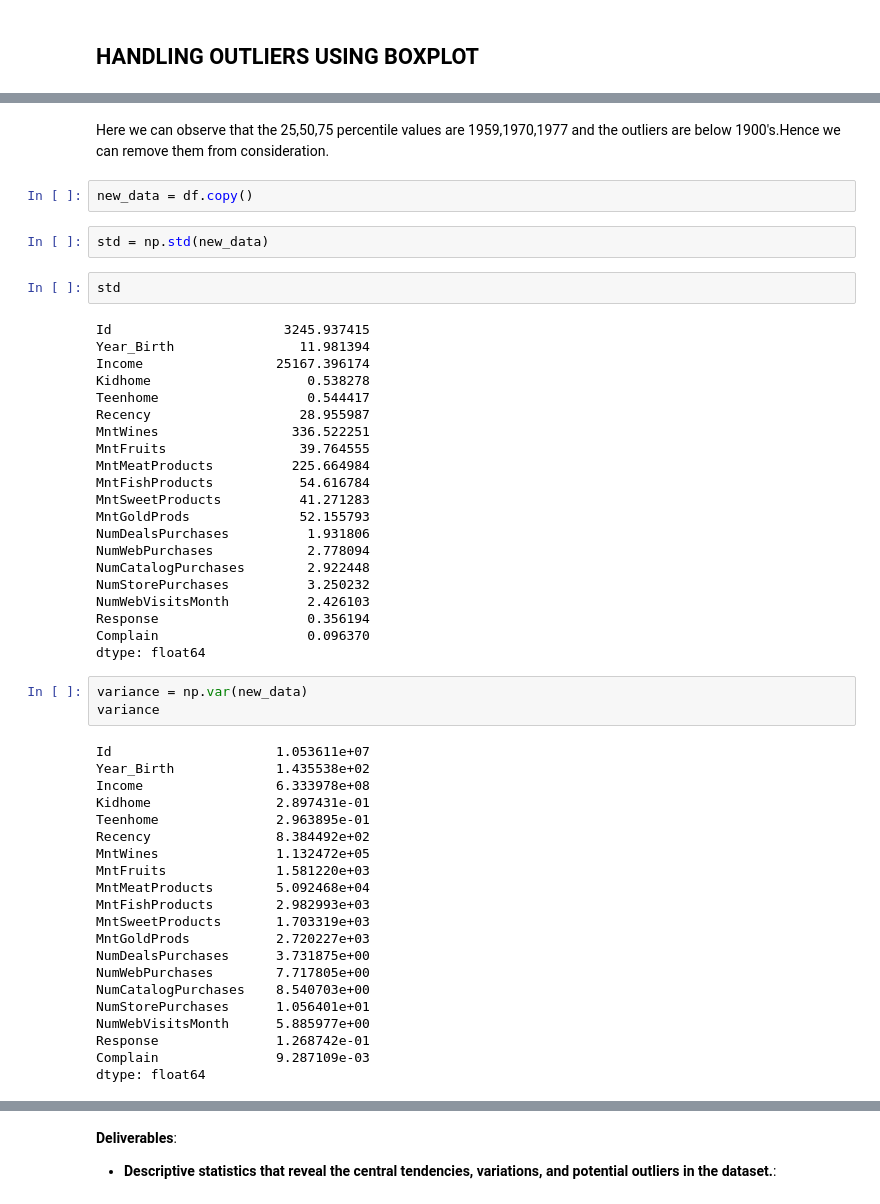
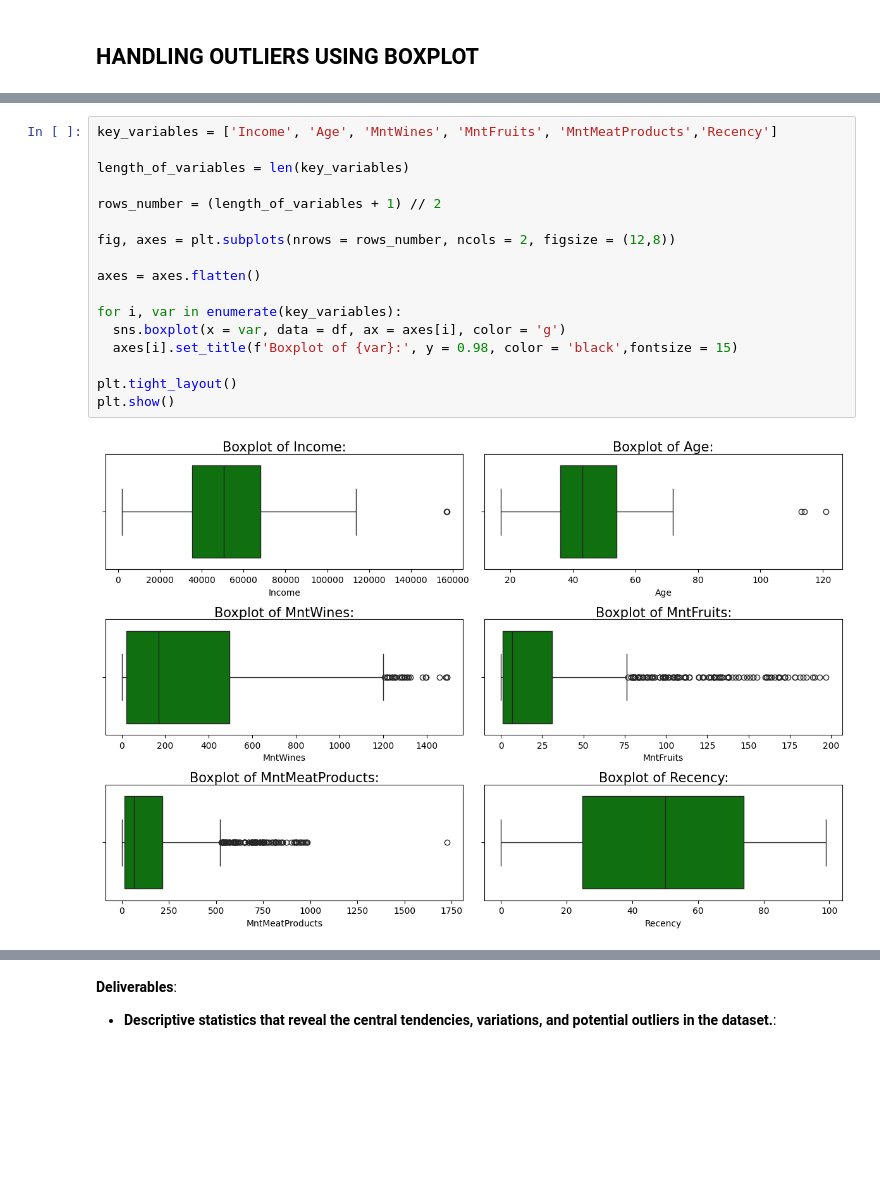
Before and after one commit to Tilak46-R/-Customer-Purchase-Behavior-Analysis-using-Descriptive-Statistics, a Jupyter notebook: Tilak_Assignment_of_Applied_Statistics_Project.ipynb, the cells around one changed output, grey strips where cells are left out. Cells and saved outputs as stored; diff of their text form; blank space fills up the shorter version.

```diff
--- a/Tilak_Assignment_of_Applied_Statistics_Project.ipynb
+++ b/Tilak_Assignment_of_Applied_Statistics_Project.ipynb
@@ -517,53 +492,19 @@ plt.show()
-# %% [markdown]
-Here we can observe that the 25,50,75 percentile values are 1959,1970,1977 and the outliers are below 1900's.Hence we can remove them from consideration.
-# %%
-new_data = df.copy()
-# %%
-std = np.std(new_data)
-# %%
-std
-# %% [output]
-Id                      3245.937415
-Year_Birth                11.981394
-Income                 25167.396174
-Kidhome                    0.538278
-Teenhome                   0.544417
-Recency                   28.955987
-MntWines                 336.522251
-MntFruits                 39.764555
-MntMeatProducts          225.664984
-MntFishProducts           54.616784
-MntSweetProducts          41.271283
-MntGoldProds              52.155793
-NumDealsPurchases          1.931806
-NumWebPurchases            2.778094
-NumCatalogPurchases        2.922448
-NumStorePurchases          3.250232
-NumWebVisitsMonth          2.426103
-Response                   0.356194
-Complain                   0.096370
-dtype: float64
-# %%
-variance = np.var(new_data)
-variance
-# %% [output]
-Id                     1.053611e+07
-Year_Birth             1.435538e+02
-Income                 6.333978e+08
-Kidhome                2.897431e-01
-Teenhome               2.963895e-01
-Recency                8.384492e+02
-MntWines               1.132472e+05
-MntFruits              1.581220e+03
-MntMeatProducts        5.092468e+04
-MntFishProducts        2.982993e+03
-MntSweetProducts       1.703319e+03
-MntGoldProds           2.720227e+03
-NumDealsPurchases      3.731875e+00
-NumWebPurchases        7.717805e+00
-NumCatalogPurchases    8.540703e+00
-NumStorePurchases      1.056401e+01
-NumWebVisitsMonth      5.885977e+00
-Response               1.268742e-01
-Complain               9.287109e-03
-dtype: float64
+# %%
+key_variables = ['Income', 'Age', 'MntWines', 'MntFruits', 'MntMeatProducts','Recency']
+
+length_of_variables = len(key_variables)
+
+rows_number = (length_of_variables + 1) // 2
+
+fig, axes = plt.subplots(nrows = rows_number, ncols = 2, figsize = (12,8))
+
+axes = axes.flatten()
+
+for i, var in enumerate(key_variables):
+  sns.boxplot(x = var, data = df, ax = axes[i], color = 'g')
+  axes[i].set_title(f'Boxplot of {var}:', y = 0.98, color = 'black',fontsize = 15)
+
+plt.tight_layout()
+plt.show()
+# %% [output]
+[figure, added]
```
Also changed, not shown: parts of 18 cells of this notebook.
